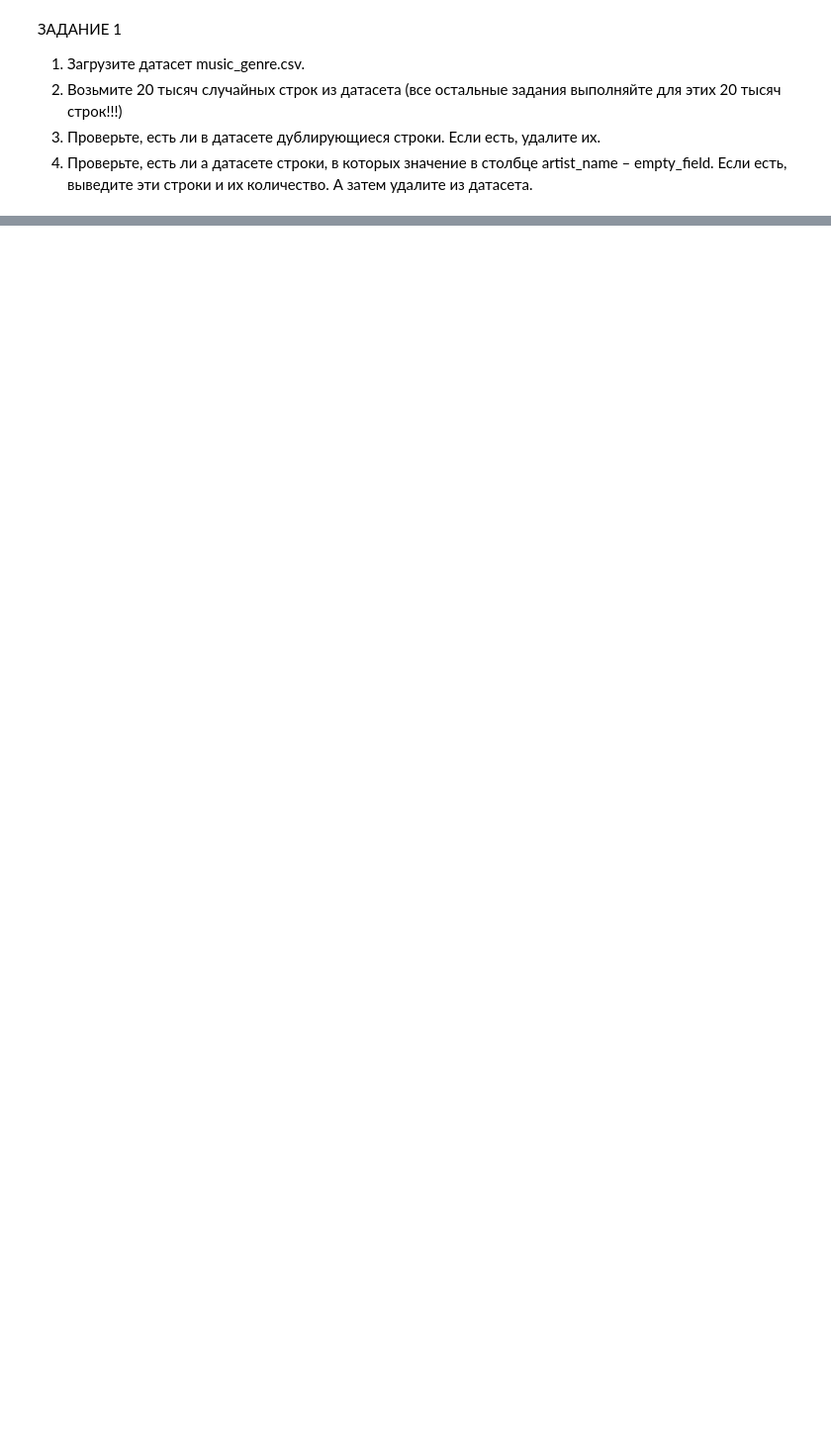
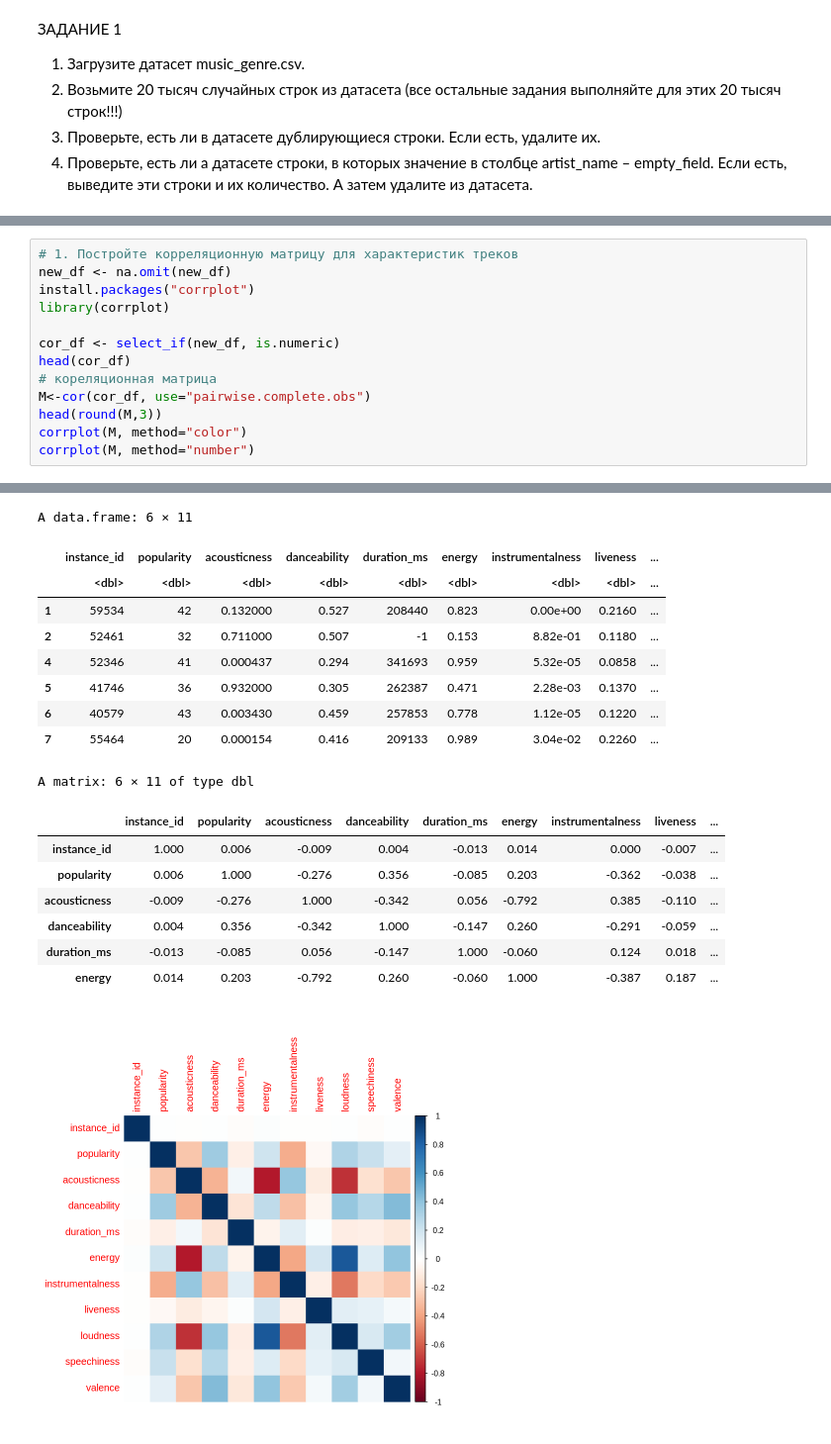
Before and after one commit to Daria13-gif/cs102, a Jupyter notebook: Untitled0.ipynb, the cells around one changed output, grey strips where cells are left out. Shown: that part at 99% size. Cells and saved outputs as stored; diff of their text form; blank space fills up the shorter version.

```diff
--- a/Untitled0.ipynb
+++ b/Untitled0.ipynb
@@ -45,0 +164,14 @@ A data.frame: 18978 × 18
+# %%
+# 1. Постройте корреляционную матрицу для характеристик треков
+new_df <- na.omit(new_df)
+install.packages("corrplot")
+library(corrplot)
+
+cor_df <- select_if(new_df, is.numeric)
+head(cor_df)
+# кореляционная матрица
+M<-cor(cor_df, use="pairwise.complete.obs")
+head(round(M,3))
+corrplot(M, method="color")
+corrplot(M, method="number")
+# %% [output]
@@ -45,0 +180,18 @@ A data.frame: 18978 × 18
+A data.frame: 6 × 11
+|  | instance_id | popularity | acousticness | danceability | duration_ms | energy | instrumentalness | liveness | ... |
+|  | <dbl> | <dbl> | <dbl> | <dbl> | <dbl> | <dbl> | <dbl> | <dbl> | ... |
+| 1 | 59534 | 42 | 0.132000 | 0.527 | 208440 | 0.823 | 0.00e+00 | 0.2160 | ... |
+| 2 | 52461 | 32 | 0.711000 | 0.507 | -1 | 0.153 | 8.82e-01 | 0.1180 | ... |
+| 4 | 52346 | 41 | 0.000437 | 0.294 | 341693 | 0.959 | 5.32e-05 | 0.0858 | ... |
+| 5 | 41746 | 36 | 0.932000 | 0.305 | 262387 | 0.471 | 2.28e-03 | 0.1370 | ... |
+| 6 | 40579 | 43 | 0.003430 | 0.459 | 257853 | 0.778 | 1.12e-05 | 0.1220 | ... |
+| 7 | 55464 | 20 | 0.000154 | 0.416 | 209133 | 0.989 | 3.04e-02 | 0.2260 | ... |
+A matrix: 6 × 11 of type dbl
+|  | instance_id | popularity | acousticness | danceability | duration_ms | energy | instrumentalness | liveness | ... |
+| instance_id | 1.000 | 0.006 | -0.009 | 0.004 | -0.013 | 0.014 | 0.000 | -0.007 | ... |
+| popularity | 0.006 | 1.000 | -0.276 | 0.356 | -0.085 | 0.203 | -0.362 | -0.038 | ... |
+| acousticness | -0.009 | -0.276 | 1.000 | -0.342 | 0.056 | -0.792 | 0.385 | -0.110 | ... |
+| danceability | 0.004 | 0.356 | -0.342 | 1.000 | -0.147 | 0.260 | -0.291 | -0.059 | ... |
+| duration_ms | -0.013 | -0.085 | 0.056 | -0.147 | 1.000 | -0.060 | 0.124 | 0.018 | ... |
+| energy | 0.014 | 0.203 | -0.792 | 0.260 | -0.060 | 1.000 | -0.387 | 0.187 | ... |
+[figure, added]
```
Also changed, not shown: parts of 19 cells of this notebook.
